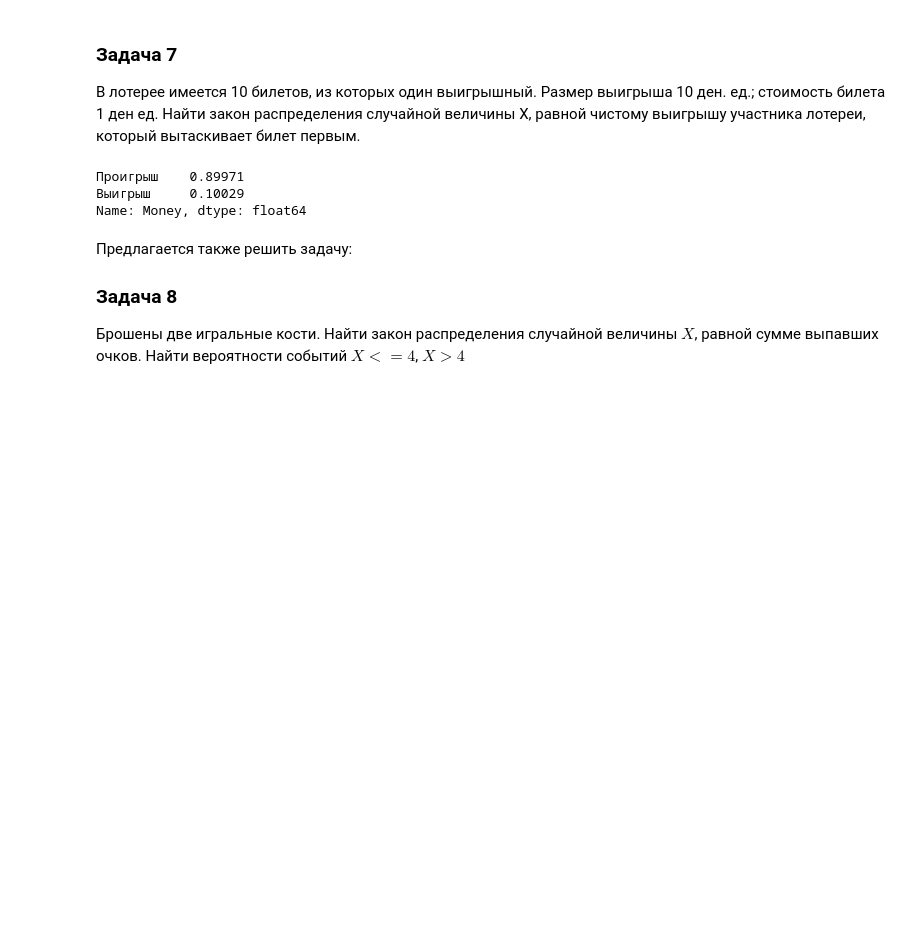
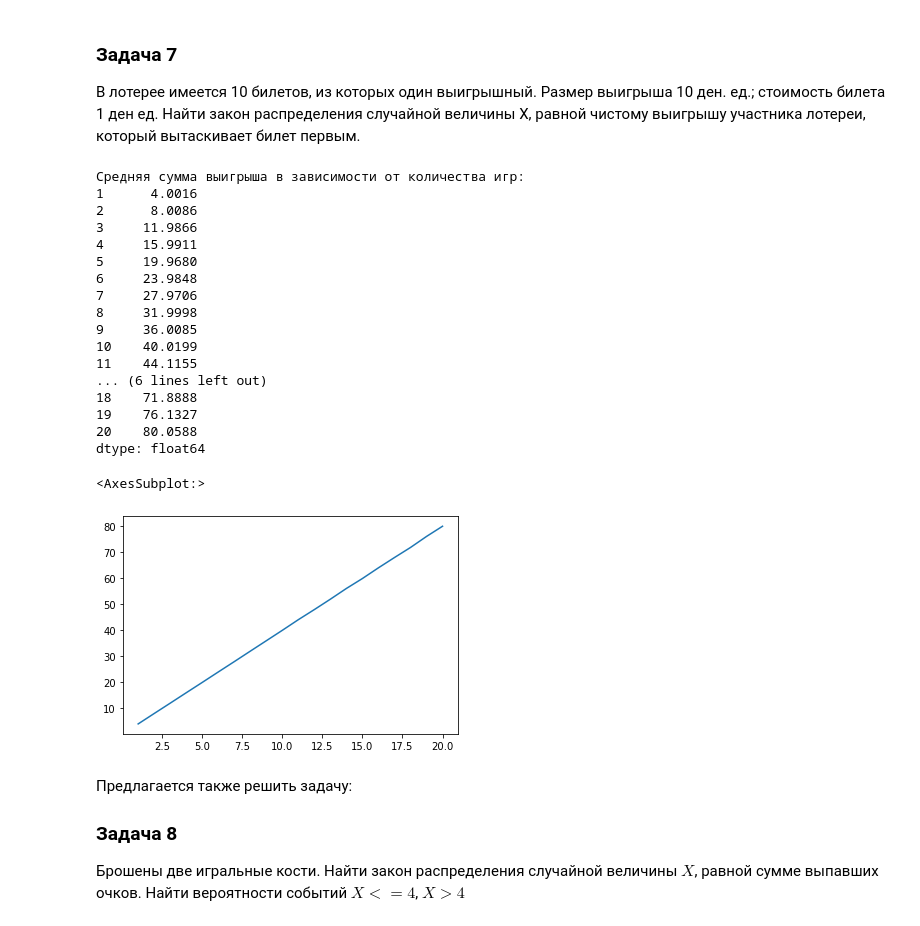
Before and after one commit to Itillonis/DA, a Jupyter notebook: Практика_к_занятию_11 empty.ipynb, the cells around one changed output. Saved outputs shown, nothing was run; the diff lists cells and outputs as text; code cells hidden in the pictures; blank space fills up the shorter version.

```diff
--- a/Практика_к_занятию_11 empty.ipynb
+++ b/Практика_к_занятию_11 empty.ipynb
@@ -207,21 +208,40 @@ print(str(result_D[1].round(2)) +'% - Среди стершихся цифр х
 # %% [markdown]
 ### Задача 7
 В лотерее имеется 10 билетов, из которых один выигрышный. Размер выигрыша 10 ден. ед.; стоимость билета 1 ден ед. Найти закон распределения случайной величины X, равной чистому выигрышу участника лотереи, который вытаскивает билет первым.
-# %%
-#Посчитаем вероятность выигрыша в зависимости от количества сыгранных лотерей
-#Предположим, что номер билета игрока всегда 0, а выигрышный номер всегда разный
-winning_ticket=pd.Series(np.random.randint(10, size = N))
-bought_ticket = 0
-lottery_df = pd.DataFrame(winning_ticket, columns = ['Winner'])
-lottery_df['CheckTicket']=lottery_df['Winner']==bought_ticket
-#Считаем вероятность выигрыша и проигрыша
-lottery_df['Money'] = (lottery_df['CheckTicket']).replace(True, 'Выигрыш').replace(False, 'Проигрыш')
-lottery_df.head()
-lottery_df['Money'].value_counts()/N
-# %% [output]
-Проигрыш    0.89971
-Выигрыш     0.10029
-Name: Money, dtype: float64
+# %%
+#Составим массив из вероятных исходов каждой лотереи
+lottery_arr = [-1,9]
+#Посчитаем суммарный выигрыш при разном количестве игр (от 1 до 20)
+play_attempts_df = pd.DataFrame()
+for i in range(20):
+    temp_arr = []
+    for j in tqdm(range(N)):
+        temp_arr.append(np.random.choice(lottery_arr,i+1).sum())
+    play_attempts_df = pd.concat([play_attempts_df, pd.Series(temp_arr, name = i+1)], axis = 1)
+#Посчитаем средний выигрыш в N серий с разным количеством игр
+print("Средняя сумма выигрыша в зависимости от количества игр:")
+print(play_attempts_df.mean())
+play_attempts_df.mean().plot()
+# %% [output]
+Средняя сумма выигрыша в зависимости от количества игр:
+1      4.0016
+2      8.0086
+3     11.9866
+4     15.9911
+5     19.9680
+6     23.9848
+7     27.9706
+8     31.9998
+9     36.0085
+10    40.0199
+11    44.1155
+... (6 lines left out)
+18    71.8888
+19    76.1327
+20    80.0588
+dtype: float64
+<AxesSubplot:>
+[figure, added]
 # %% [markdown]
 Предлагается также решить задачу:
 
```
Also changed, not shown: parts of 6 cells of this notebook.
